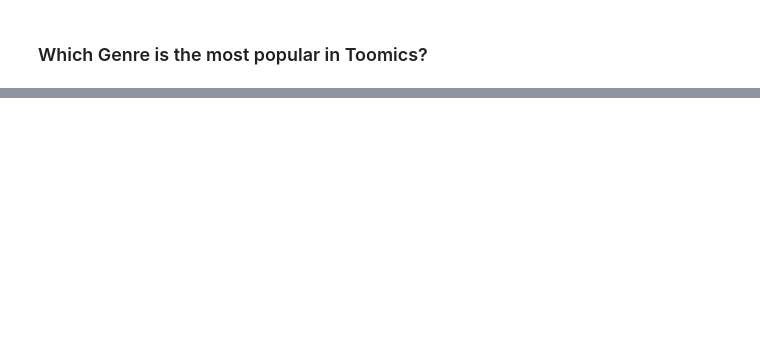
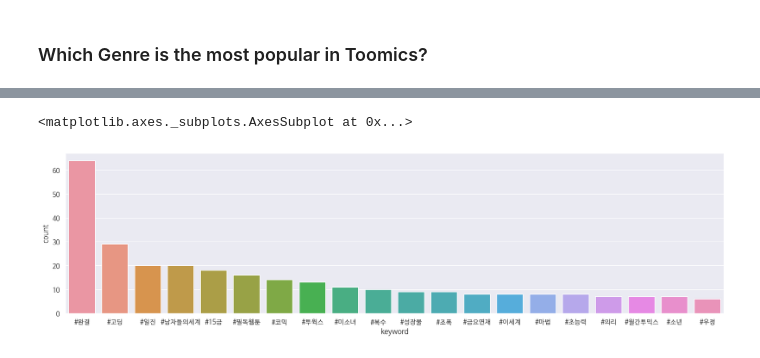
Before and after one commit to shinevol53/Webtoon, a Jupyter notebook: EDA_Toomics_Top100.ipynb, the cells around one changed output, grey strips where cells are left out. Drawn from its saved outputs; the diff is of its cells as text; code cells hidden in the pictures; blank space fills up the shorter version.

```diff
--- a/EDA_Toomics_Top100.ipynb
+++ b/EDA_Toomics_Top100.ipynb
@@ -87,0 +303,11 @@ df_Toomics100[df_Toomics100['number'] == df_Toomics100['number'].max()]
+# %%
+total_keywords_list = []
+for i in range(len(df_Toomics100)):
+    keywords = df_Toomics100['keywords(clear)'][i]
+
+    for n in range(len(keywords)):
+        total_keywords_list.append(keywords[n])
+# %%
+from collections import Counter
+
+ls_keyword_count = Counter(total_keywords_list)
@@ -87,0 +318,2 @@ df_Toomics100[df_Toomics100['number'] == df_Toomics100['number'].max()]
+# %%
+ls_keyword_count_reverse = sorted(ls_keyword_count.items(), reverse = True, key=lambda item:item[1])
@@ -87,0 +322,3 @@ df_Toomics100[df_Toomics100['number'] == df_Toomics100['number'].max()]
+# %%
+df_keyword_rank = pd.DataFrame(ls_keyword_count_reverse, columns=['keyword', 'count'])
+df_keyword_rank
@@ -87,0 +339,7 @@ df_Toomics100[df_Toomics100['number'] == df_Toomics100['number'].max()]
+# %%
+plt.figure(figsize=(20,5))
+
+sns.barplot(x = 'keyword', y = 'count', data = df_keyword_rank[0:20])
+# %% [output]
+<matplotlib.axes._subplots.AxesSubplot at 0x...>
+[figure, added]
```
Also changed, not shown: parts of 40 cells of this notebook.
